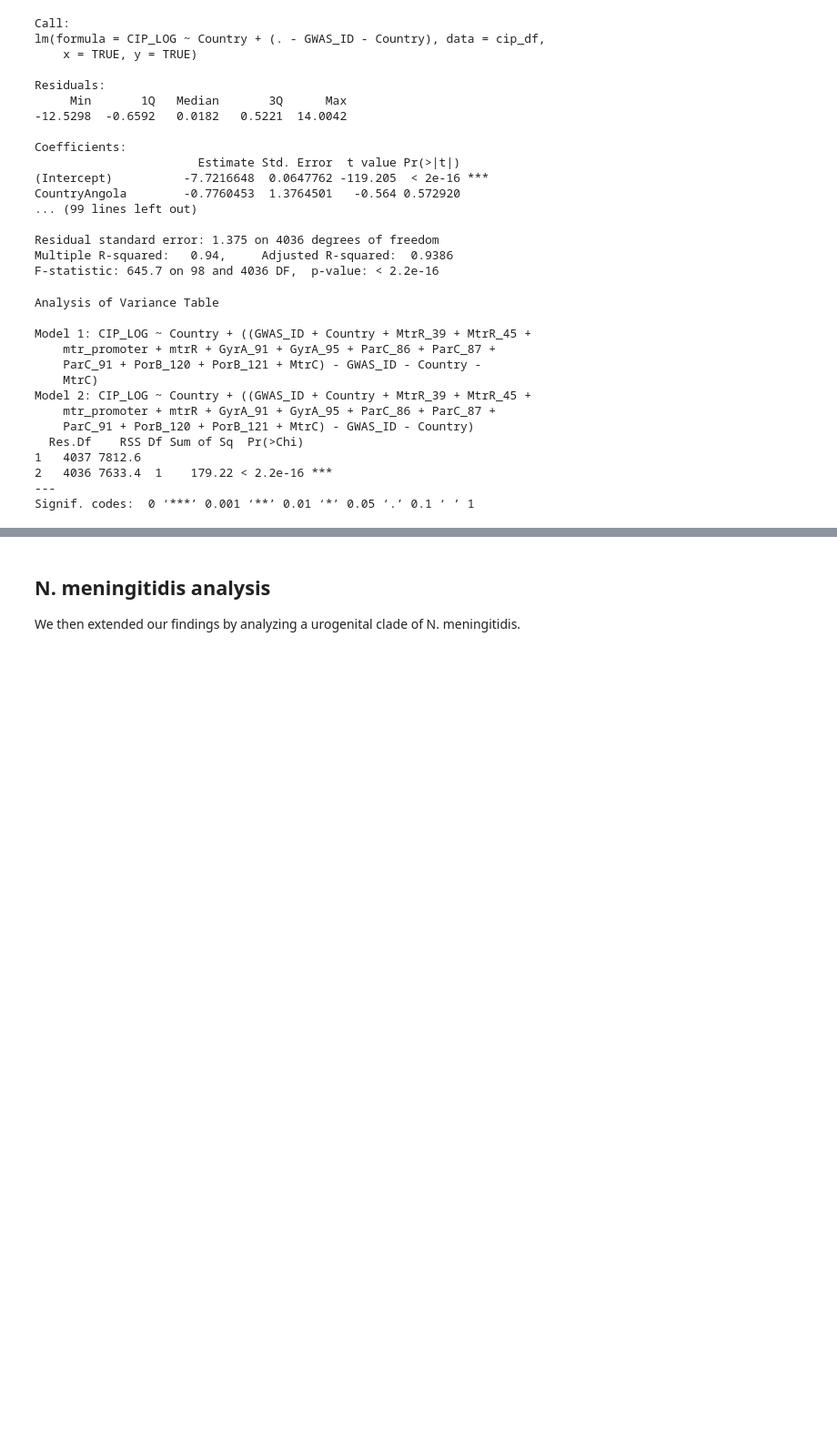
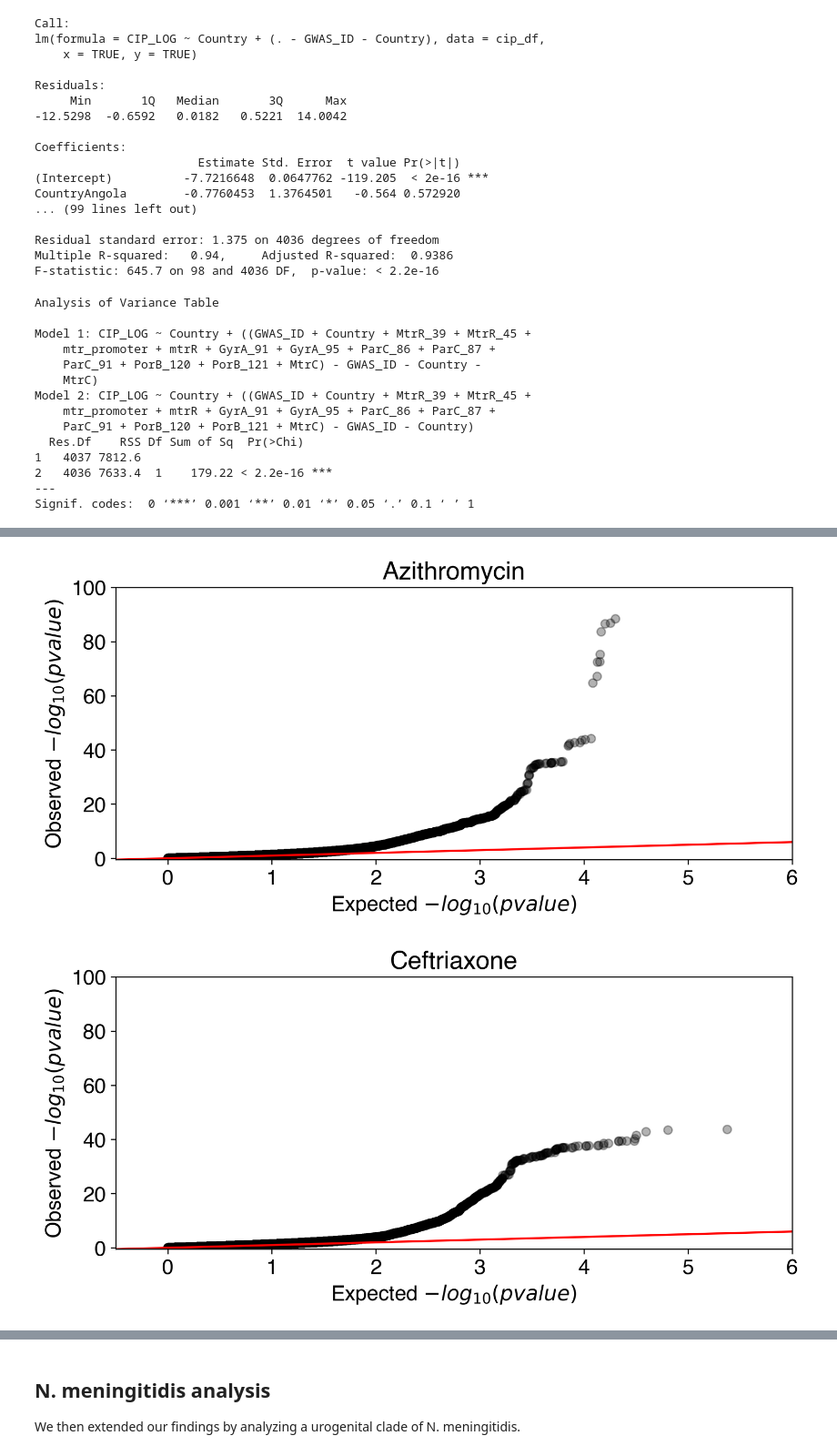
Before and after one commit to gradlab/mtrC-GWAS, a Jupyter notebook: mtrC-GWAS-notebook.ipynb, the cells around one changed output, grey strips where cells are left out. Shown at 91% size. Drawn from its saved outputs; the diff is of its cells as text; code cells hidden in the pictures; blank space fills up the shorter version.

```diff
--- a/mtrC-GWAS-notebook.ipynb
+++ b/mtrC-GWAS-notebook.ipynb
@@ -776,0 +933,50 @@ number of strains with unexplained susceptibility decreased to 100 strains (2.42
+# %%
+import sys
+import numpy as np
+import pandas as pd
+import statsmodels.api as sm
+import matplotlib.pyplot as plt
+%matplotlib inline
+
+azi = 'gwas/results/azi/pyseer-AZI-cond-country.results.txt'
+cro = 'gwas/results/cro/pyseer-CRO-cond-country.results.txt'
+cip = 'gwas/results/cip/pyseer-CIP-cond-country.results.txt'
+
+azi = pd.read_csv(azi, usecols=['lrt-pvalue'], sep='\t')['lrt-pvalue']
+cro = pd.read_csv(cro, usecols=['lrt-pvalue'], sep='\t')['lrt-pvalue']
+cip = pd.read_csv(cip, usecols=['lrt-pvalue'], sep='\t')['lrt-pvalue']
+
+def plot_qq(m, drug, fullname):
+
+    plt.figure(figsize=(8,4), dpi=300)
+    plt.rcParams.update({'font.size': 15})
+    ax = plt.subplot(111)
+
+    y = -np.log10(m)
+    x = -np.log10(np.random.uniform(0, 1, m.shape[0]))
+
+    fig = sm.qqplot_2samples(y,
+                             x,
+                             xlabel='Expected $-log_{10}(pvalue)$',
+                             ylabel='Observed $-log_{10}(pvalue)$',
+                             line='45',
+                             ax=ax)
+
+    ax = fig.axes[0]
+    ax.lines[0].set_color('k')
+    ax.lines[0].set_alpha(0.3)
+
+    ax.set_xlim(-0.5, 6)
+    ax.set_ylim(-0.5, 100)
+
+    ax.title.set_text(fullname)
+
+    plt.tight_layout()
+    plt.savefig('gwas/figures/{0}_qqplot.pdf'.format(drug), dpi=300)
+
+plot_qq(azi, 'azi', 'Azithromycin')
+plot_qq(cro, 'cro', 'Ceftriaxone')
+plot_qq(cip, 'cip', 'Ciprofloxacin')
+# %% [output]
+[figure, added]
+[figure, added]
```
Also changed, not shown: parts of 30 cells of this notebook.
